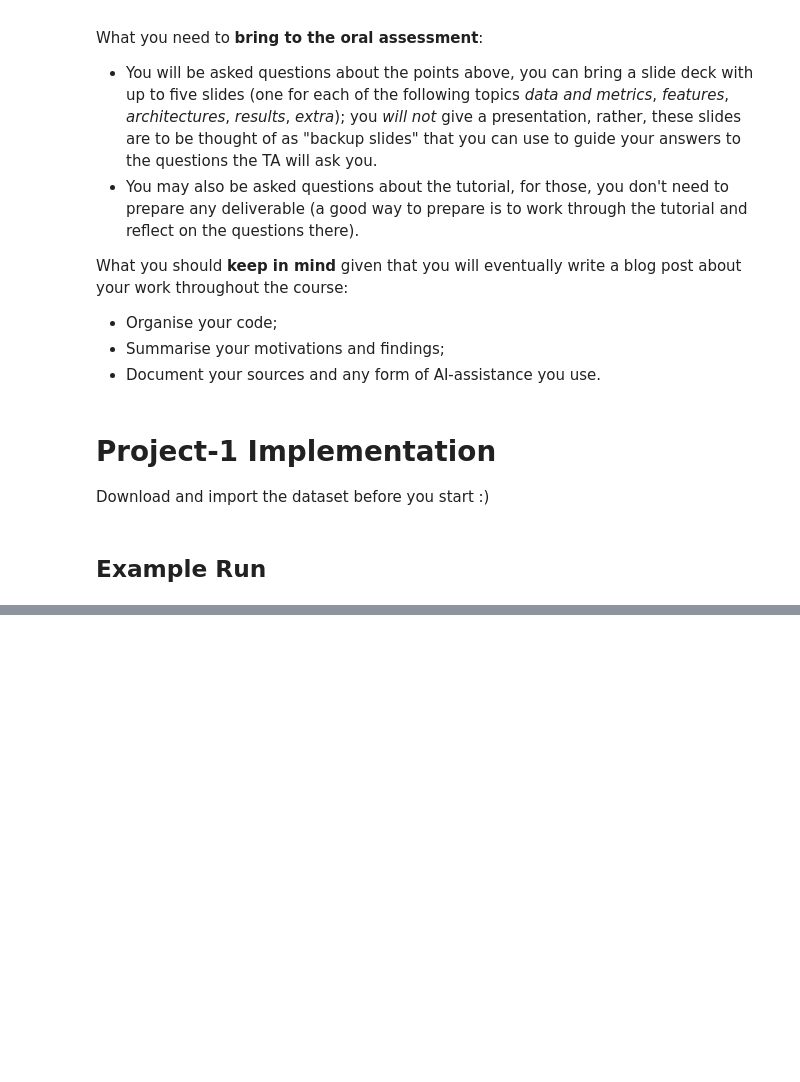
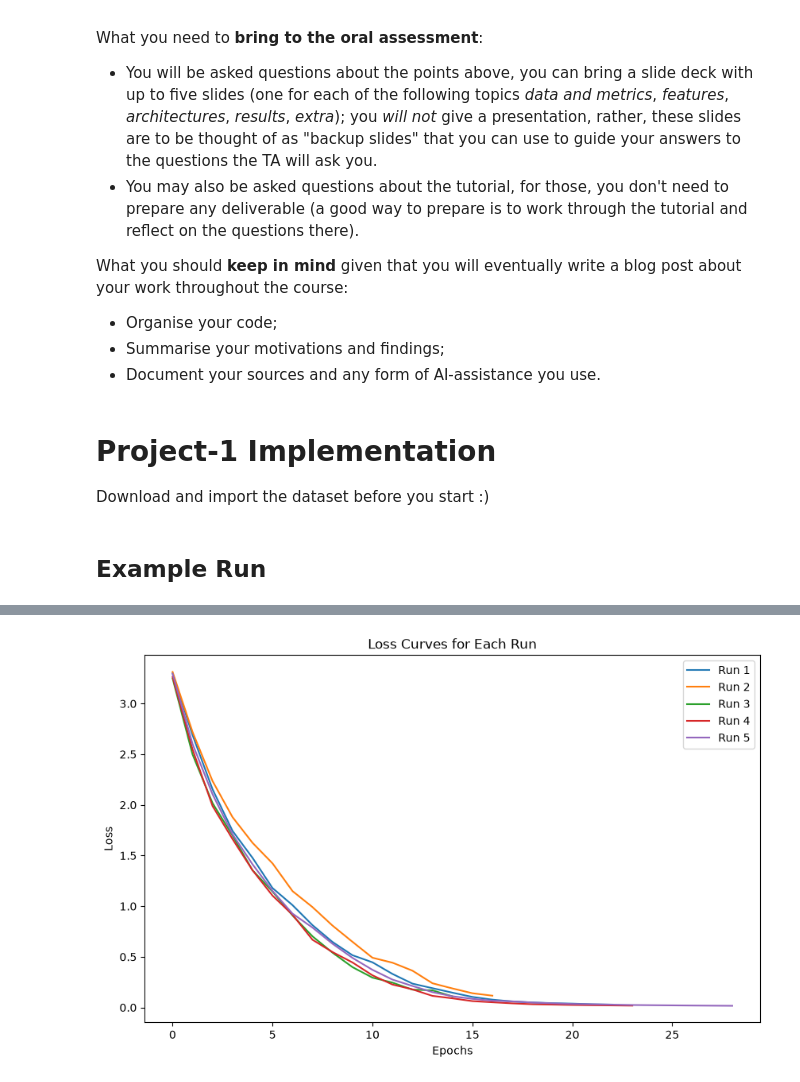
Before and after one commit to Akash-Balaji003/NLP_Projects, a Jupyter notebook: Project1/project.ipynb, the cells around one changed output, grey strips where cells are left out. Saved outputs shown, nothing was run; the diff lists cells and outputs as text; code cells hidden in the pictures; blank space fills up the shorter version.

```diff
--- a/Project1/project.ipynb
+++ b/Project1/project.ipynb
@@ -157,2 +216,6 @@ run_experiment_model(models[1])
+# %%
+models[1].show_loss_curves()
+# %% [output]
+[figure, added]
 # %%
 run_experiment_model(models[2])
```
Also changed, not shown: parts of 19 cells of this notebook.
